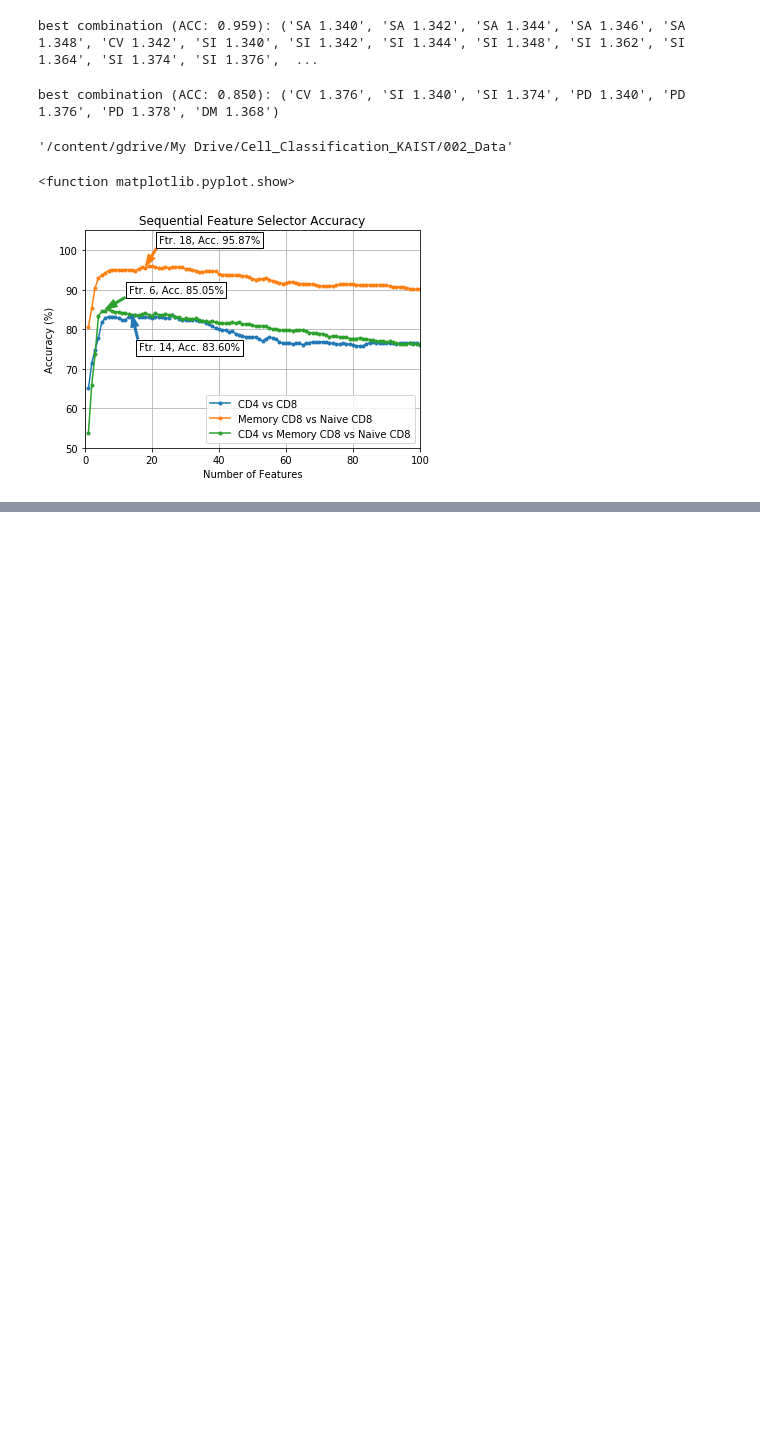
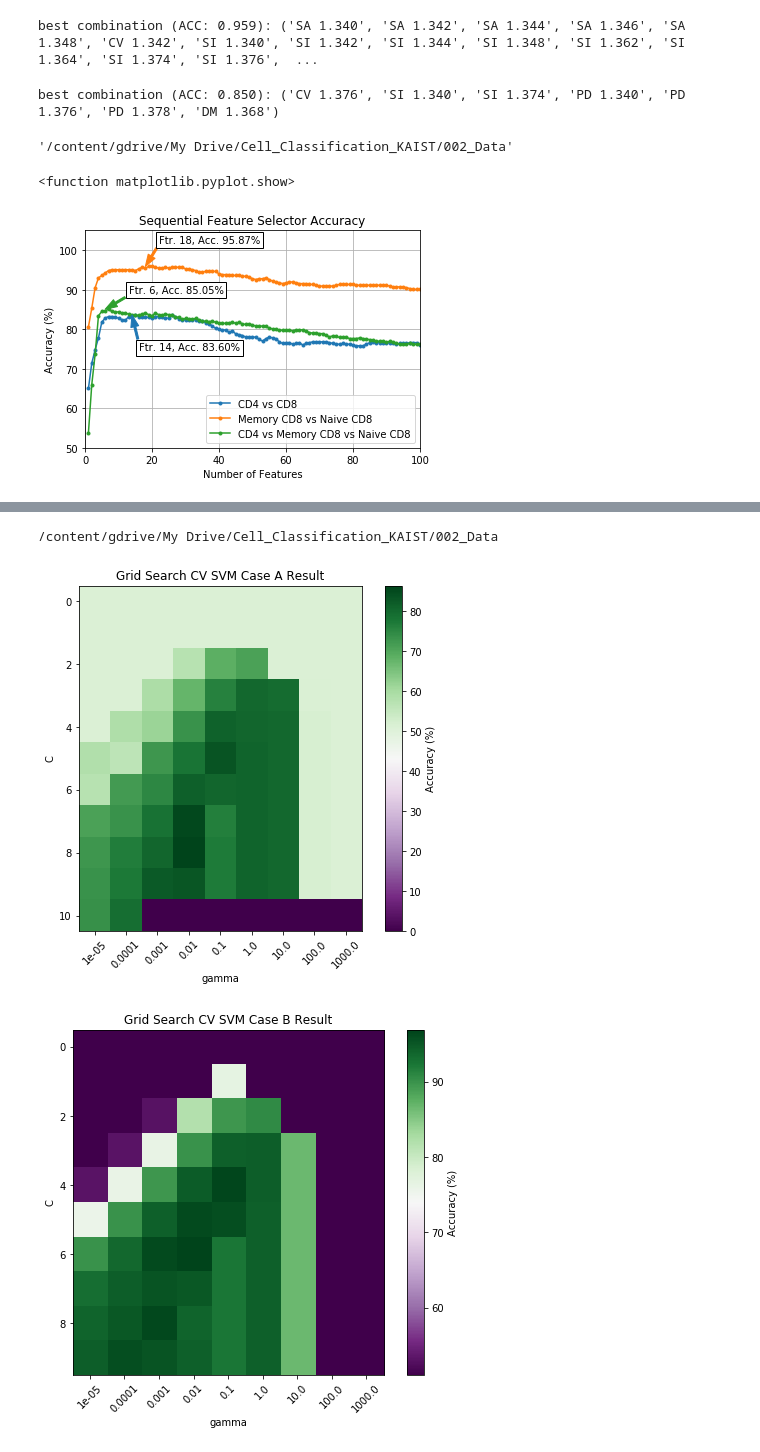
Before and after one commit to fajarwr/Cell_Classification_KAIST, a Jupyter notebook: Cell_Classification_KAIST.ipynb, the cells around one changed output, grey strips where cells are left out. Cells and saved outputs as stored; diff of their text form; code cells hidden in the pictures; blank space fills up the shorter version.

```diff
--- a/Cell_Classification_KAIST.ipynb
+++ b/Cell_Classification_KAIST.ipynb
@@ -525,0 +539,4 @@ Test acc. 83.060109
+# %%
+cd 'gdrive/My Drive/Cell_Classification_KAIST/002_Data'
+# %% [output]
+/content/gdrive/My Drive/Cell_Classification_KAIST/002_Data
@@ -525,0 +581,43 @@ Test acc. 83.060109
+# %%
+scores_A = np.load('scores_A.npy')
+scores_B = np.load('scores_B.npy')
+scores_C = np.load('scores_C.npy')
+# Grid Search CV SVM Case A
+C_range = 10. ** np.arange(6, 7)
+gamma_range = 10. ** np.arange(-5, 4)
+plt.figure(figsize=(8, 6))
+plt.subplots_adjust(left=0.15, right=0.95, bottom=0.15, top=0.95)
+plt.imshow(scores_A, interpolation='nearest', cmap='PRGn')
+plt.xlabel('gamma')
+plt.ylabel('C')
+plt.colorbar(label='Accuracy (%)')
+plt.xticks(np.arange(len(gamma_range)), gamma_range, rotation=45)
+plt.title('Grid Search CV SVM Case A Result')
+plt.show()
+# Grid Search CV SVM Case B
+C_range = 10. ** np.arange(6, 7)
+gamma_range = 10. ** np.arange(-5, 4)
+plt.figure(figsize=(8, 6))
+plt.subplots_adjust(left=0.15, right=0.95, bottom=0.15, top=0.95)
+plt.imshow(scores_B, interpolation='nearest', cmap='PRGn')
+plt.xlabel('gamma')
+plt.ylabel('C')
+plt.colorbar(label='Accuracy (%)')
+plt.xticks(np.arange(len(gamma_range)), gamma_range, rotation=45)
+plt.title('Grid Search CV SVM Case B Result')
+plt.show()
+# Grid Search CV SVM Case C
+C_range = 10. ** np.arange(6, 7)
+gamma_range = 10. ** np.arange(-5, 4)
+plt.figure(figsize=(8, 6))
+plt.subplots_adjust(left=0.15, right=0.95, bottom=0.15, top=0.95)
+plt.imshow(scores_C, interpolation='nearest', cmap='PRGn')
+plt.xlabel('gamma')
+plt.ylabel('C')
+plt.colorbar(label='Accuracy (%)')
+plt.xticks(np.arange(len(gamma_range)), gamma_range, rotation=45)
+plt.title('Grid Search CV SVM Case C Result')
+plt.show()
+# %% [output]
+[figure, added]
+[figure, added]
```
Also changed, not shown: parts of 23 cells of this notebook.
